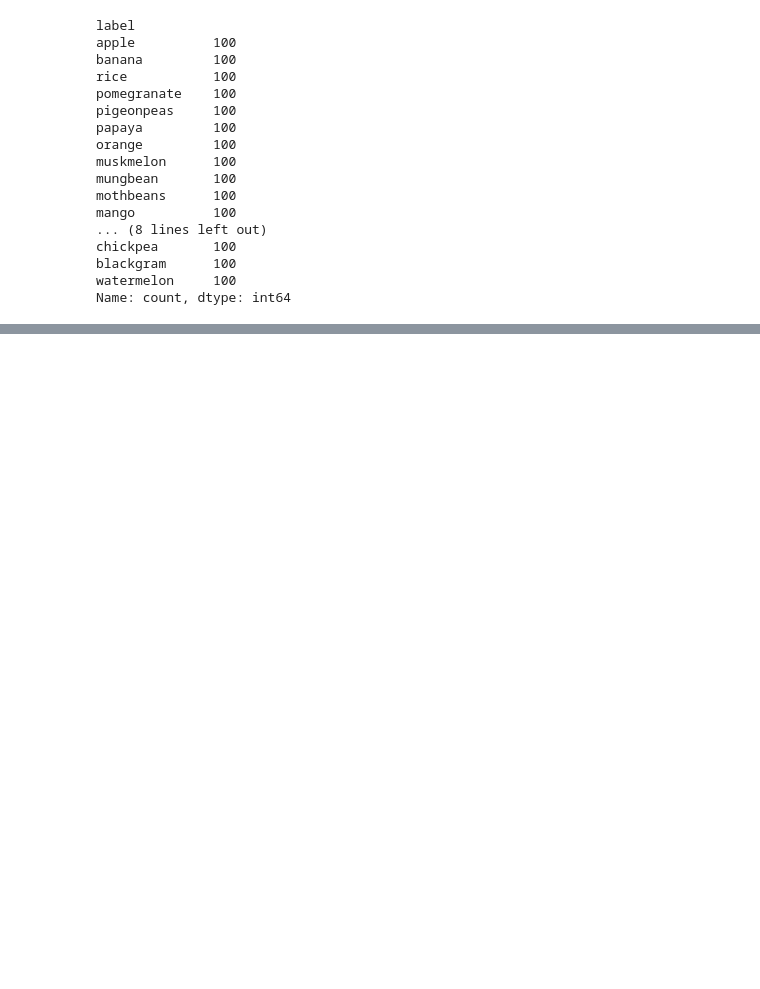
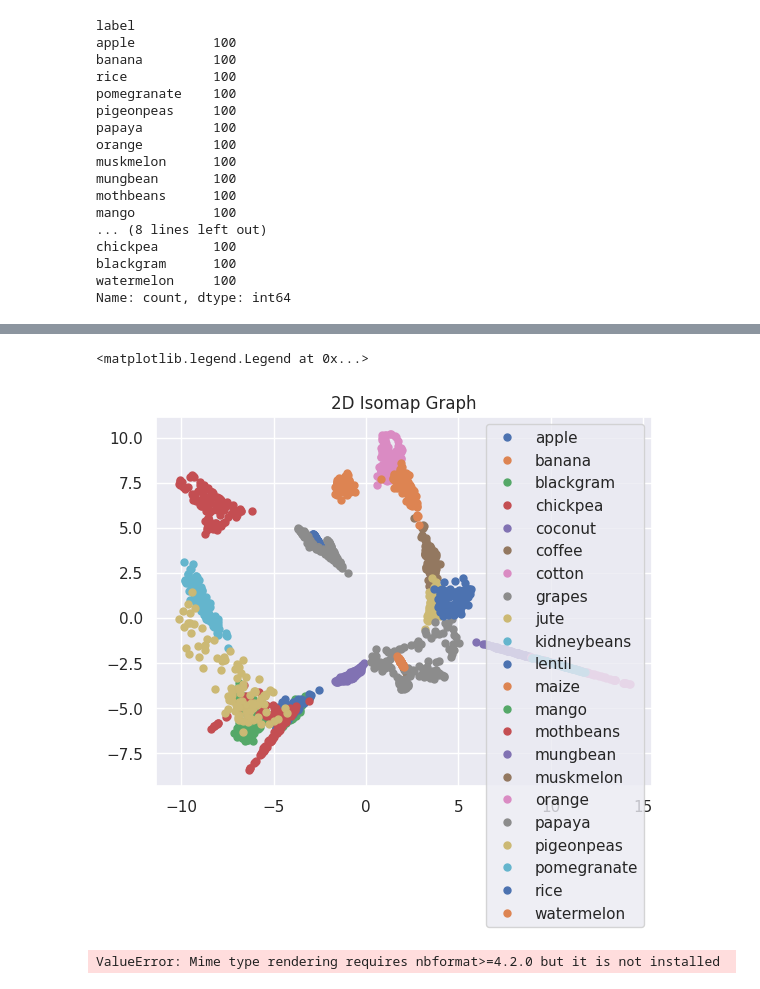
Before and after one commit to GuidoLorenzetti/TP, a Jupyter notebook: practico_aug.ipynb, the cells around one changed output, grey strips where cells are left out. Cells and saved outputs as stored; diff of their text form; code cells hidden in the pictures; blank space fills up the shorter version.

Commit message:
Cargo isomap .py

```diff
--- a/practico_aug.ipynb
+++ b/practico_aug.ipynb
@@ -298,0 +235,14 @@ plt.show()
+# %%
+xWines = df[['N', 'P', 'K', 'temperature', 'humidity', 'ph', 'rainfall']]
+yWines = df['label']
+
+xWines_scaled = sk.preprocessing.StandardScaler().fit_transform(xWines)
+# %%
+from sklearn.manifold import Isomap
+""" Isomap """
+isomapWheat = Isomap(n_neighbors=6, n_components=3)
+isomapWheat.fit(xWines_scaled)
+manifold_2Da = isomapWheat.transform(xWines_scaled)
+manifold_2D = pd.DataFrame(manifold_2Da,
+    columns=['Component 1', 'Component 2','Component 3'])
+manifold_2D['category'] = yWines.to_numpy()
@@ -298,0 +258,20 @@ plt.show()
+# %%
+groups = manifold_2D.groupby('category')
+plt.title('2D Isomap Graph')
+for name, group in groups:
+    plt.plot(group['Component 1'], group['Component 2'], marker='o', linestyle='', markersize=5, label=name)
+plt.legend()
+# %% [output]
+<matplotlib.legend.Legend at 0x...>
+[figure, added]
+# %%
+import plotly.express as px
+
+# Supongamos que tienes un DataFrame llamado "manifold_2D" similar a tu ejemplo
+# Asegúrate de que tienes las columnas "Component 1", "Component 2" y "category" en tu DataFrame
+
+fig = px.scatter_3d(manifold_2D, x='Component 1', y='Component 2', z='Component 3', color='category',
+                    title='3D Isomap Graph')
+fig.show()
+# %% [output]
+ValueError: Mime type rendering requires nbformat>=4.2.0 but it is not installed
```
Also changed, not shown: parts of 7 cells of this notebook, 1 other file.
